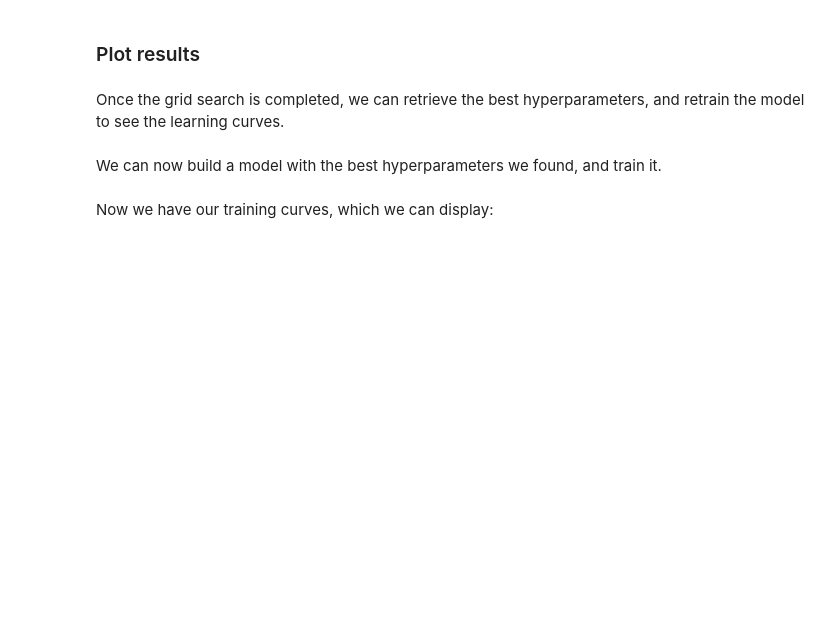
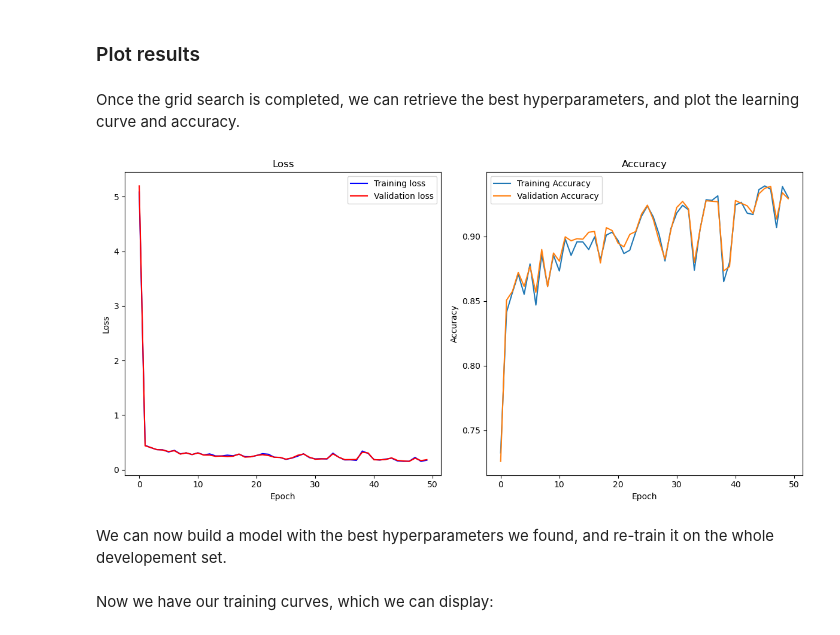
Before and after one commit to M4rinz/ISPR-Assignments, a Jupyter notebook: Terzo Compitino/ISPR_assignment3_Marino.ipynb, the cells around one changed output. Cells and saved outputs as stored; diff of their text form; code cells hidden in the pictures; blank space fills up the shorter version.

Commit message:
Grid search completed. Plot done. Relief

```diff
--- a/Terzo Compitino/ISPR_assignment3_Marino.ipynb
+++ b/Terzo Compitino/ISPR_assignment3_Marino.ipynb
@@ -638,10 +633,48 @@ results_df.to_csv('results.csv', index=False)
 # %% [markdown]
 ### Plot results
 # %% [markdown]
-Once the grid search is completed, we can retrieve the best hyperparameters, and retrain the model to see the learning curves.
+Once the grid search is completed, we can retrieve the best hyperparameters, and plot the learning curve and accuracy.
+# %%
+def save_plot(plot,
+              filename:str,
+              folder:str='Images',
+              format:str='png') -> None:
+    if not filename.endswith(format):
+        filename = filename.split('.')[0] + '.' + format
+
+    fig_path = os.path.join(folder, filename)
+    plot.savefig(fig_path, format=format)
 # %%
 # Get the index of the row with the lowest validation loss
-min_val_loss_index = results_df['val_loss'].idxmin()
+min_val_loss_index = results_df['best_val_loss'].idxmin()
 
 # Get the row with the lowest validation loss
 best_row_dict = results_df.loc[min_val_loss_index].to_dict()
+# %%
+train_loss_list = best_row_dict['train_loss_history']
+val_loss_list = best_row_dict['val_loss_history']
+train_accuracy_list = best_row_dict['train_accuracy_history']
+val_accuracy_list = best_row_dict['val_accuracy_history']
+
+fig, ax = plt.subplots(1, 2, figsize=(12, 6))
+
+ax[0].plot(train_loss_list, label='Training loss', color='blue')
+ax[0].plot(val_loss_list, label='Validation loss', color='red')
+ax[0].set_title('Loss')
+ax[0].set_xlabel('Epoch')
+ax[0].set_ylabel('Loss')
+ax[0].legend()
+
+ax[1].plot(train_accuracy_list, label='Training Accuracy')
+ax[1].plot(val_accuracy_list, label='Validation Accuracy')
+ax[1].set_title('Accuracy')
+ax[1].set_xlabel('Epoch')
+ax[1].set_ylabel('Accuracy')
+ax[1].legend()
+
+plt.tight_layout()
+save_plot(plt, filename='best_model_loss_accuracy')
+
+plt.show()
+# %% [output]
+[figure, added]
@@ -648,5 +685,5 @@ best_row_dict = results_df.loc[min_val_loss_index].to_dict()
 # %% [markdown]
-We can now build a model with the best hyperparameters we found, and train it.
+We can now build a model with the best hyperparameters we found, and re-train it on the whole developement set.
 # %%
 model = HorseshoeNetwork(architecture=best_row_dict['architecture'])
 model.to(device)
```
Also changed, not shown: parts of 8 cells of this notebook, 3 other files.
